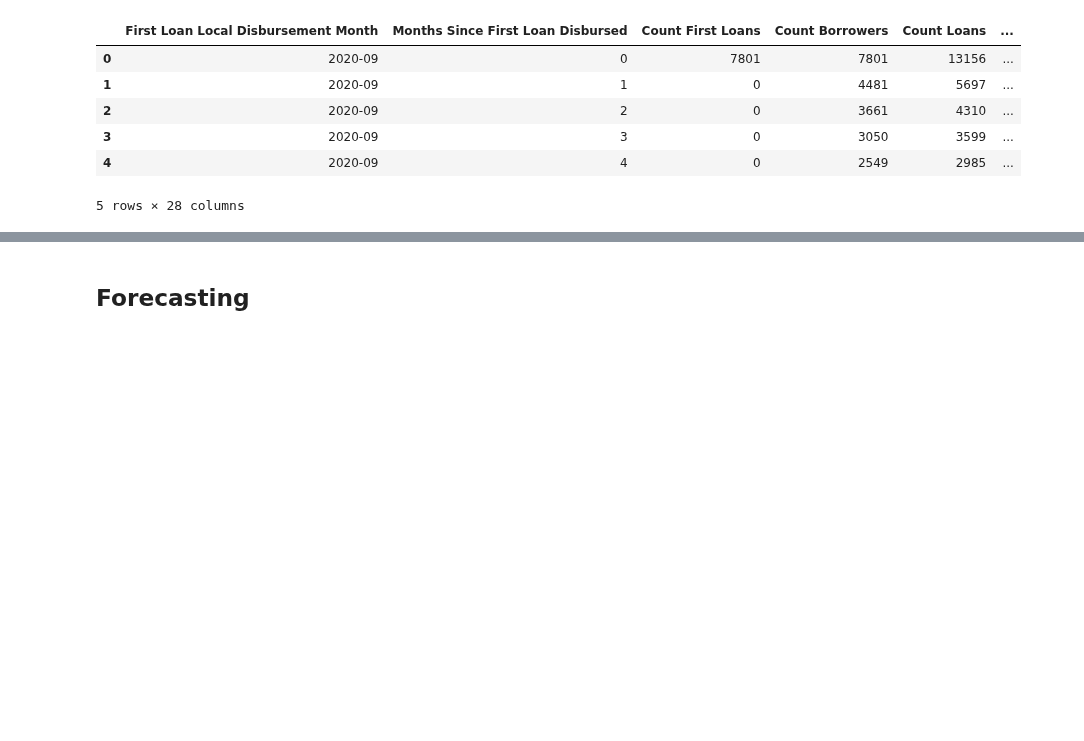
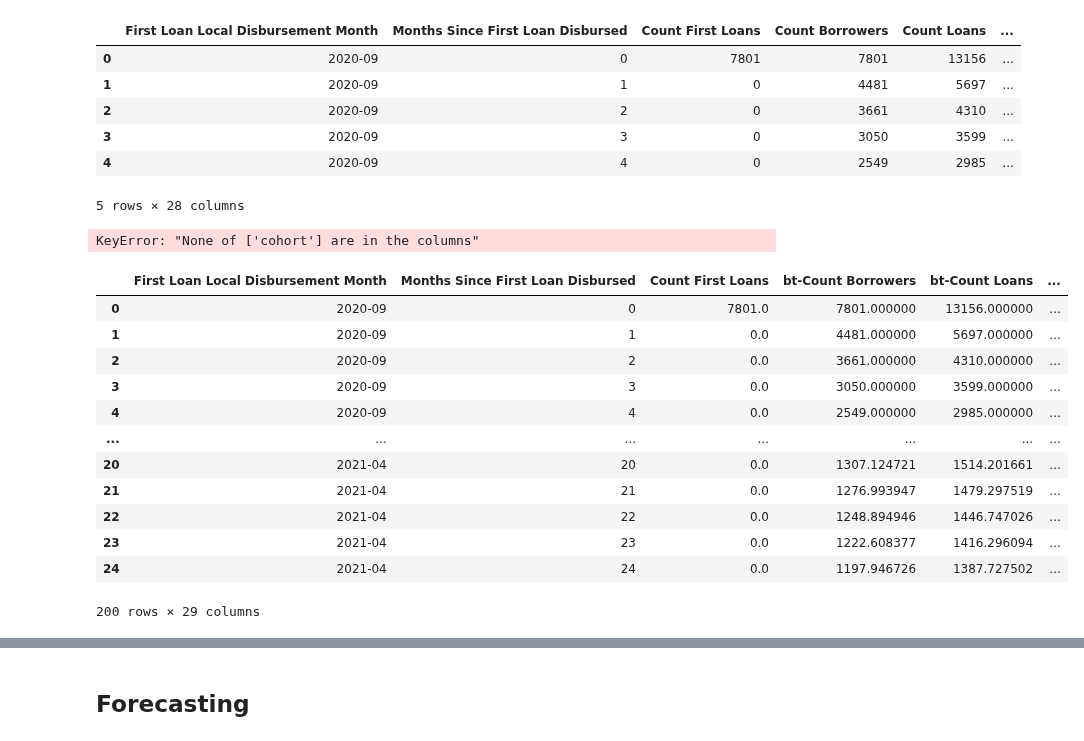
Before and after one commit to kliao-tala/pyltv, a Jupyter notebook: pLTV Python Model Build.ipynb, the cells around one changed output, grey strips where cells are left out. Saved outputs shown, nothing was run; the diff lists cells and outputs as text; code cells hidden in the pictures; blank space fills up the shorter version.

```diff
--- a/pLTV Python Model Build.ipynb
+++ b/pLTV Python Model Build.ipynb
@@ -454,3 +523,23 @@ m.data.head()
 | 3 | 2020-09 | 3 | 0 | 3050 | 3599 | ... |
 | 4 | 2020-09 | 4 | 0 | 2549 | 2985 | ... |
 5 rows × 28 columns
+# %%
+m.data[cols].set_index('First Loan Local Disbursement Month', append=True)
+# %% [output]
+KeyError: "None of ['cohort'] are in the columns"
+# %%
+m.backtest
+# %% [output]
+|  | First Loan Local Disbursement Month | Months Since First Loan Disbursed | Count First Loans | bt-Count Borrowers | bt-Count Loans | ... |
+| 0 | 2020-09 | 0 | 7801.0 | 7801.000000 | 13156.000000 | ... |
+| 1 | 2020-09 | 1 | 0.0 | 4481.000000 | 5697.000000 | ... |
+| 2 | 2020-09 | 2 | 0.0 | 3661.000000 | 4310.000000 | ... |
+| 3 | 2020-09 | 3 | 0.0 | 3050.000000 | 3599.000000 | ... |
+| 4 | 2020-09 | 4 | 0.0 | 2549.000000 | 2985.000000 | ... |
+| ... | ... | ... | ... | ... | ... | ... |
+| 20 | 2021-04 | 20 | 0.0 | 1307.124721 | 1514.201661 | ... |
+| 21 | 2021-04 | 21 | 0.0 | 1276.993947 | 1479.297519 | ... |
+| 22 | 2021-04 | 22 | 0.0 | 1248.894946 | 1446.747026 | ... |
+| 23 | 2021-04 | 23 | 0.0 | 1222.608377 | 1416.296094 | ... |
+| 24 | 2021-04 | 24 | 0.0 | 1197.946726 | 1387.727502 | ... |
+200 rows × 29 columns
```
Also changed, not shown: parts of 32 cells of this notebook.
